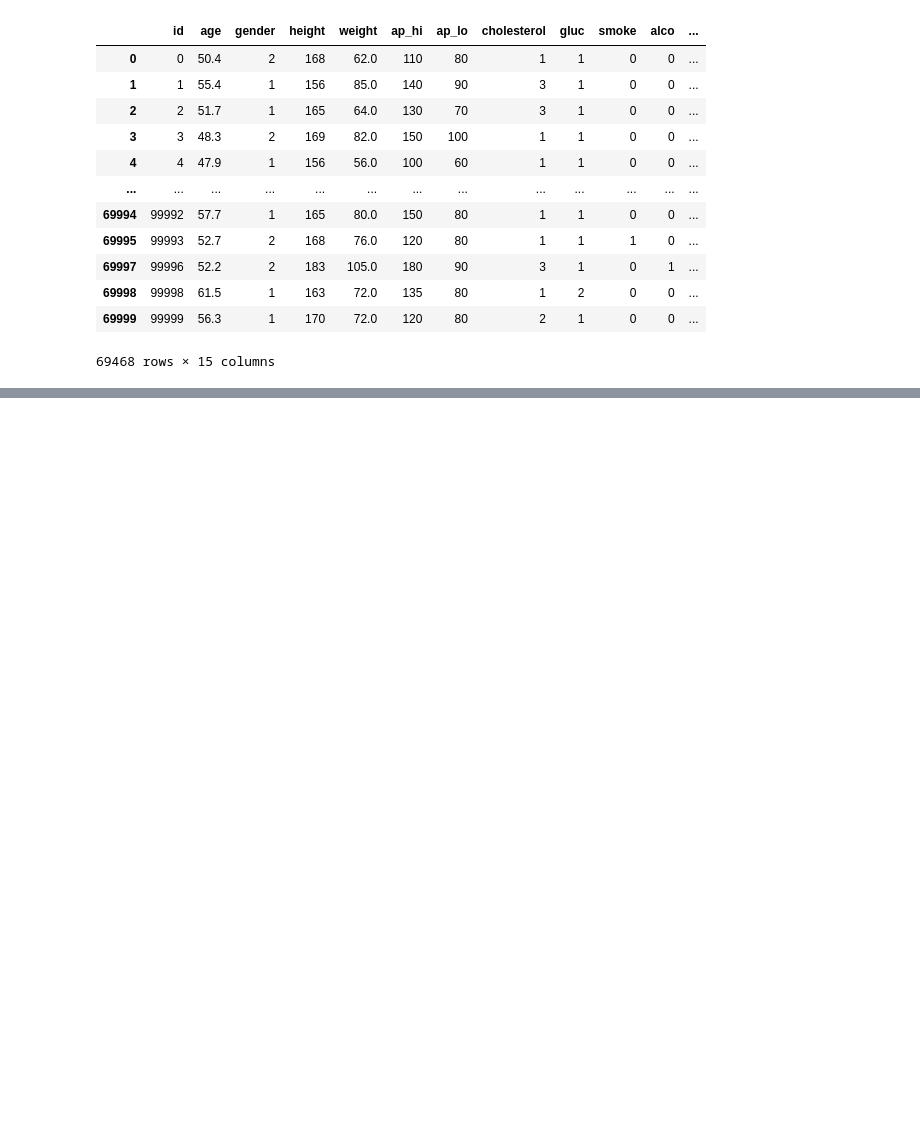
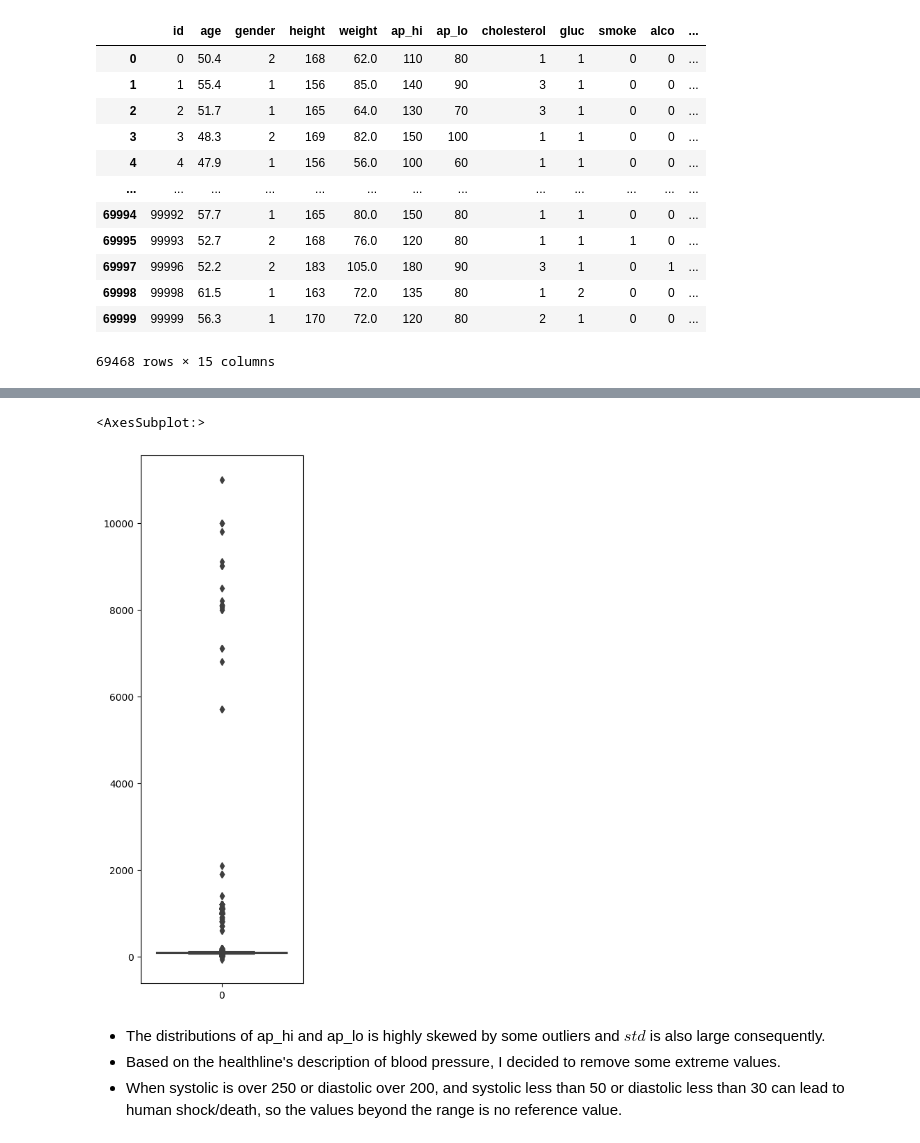
Before and after one commit to cooperhankun/Maskininlarning, a Jupyter notebook: Lab/Lab_2/Lab_2.ipynb, the cells around one changed output, grey strips where cells are left out. Drawn from its saved outputs; the diff is of its cells as text; code cells hidden in the pictures; blank space fills up the shorter version.

```diff
--- a/Lab/Lab_2/Lab_2.ipynb
+++ b/Lab/Lab_2/Lab_2.ipynb
@@ -192,0 +222,10 @@ See the caveats in the documentation: https://pandas.pydata.org/pandas-docs/stab
+# %%
+plt.figure(figsize=(3,10), dpi = 100)
+sns.boxplot(data = cardio_train["ap_lo"])
+# %% [output]
+<AxesSubplot:>
+[figure, added]
+# %% [markdown]
+- The distributions of ap_hi and ap_lo is highly skewed by some outliers and $std$ is also large consequently.
+- Based on the healthline's description of blood pressure, I decided to remove some extreme values.
+- When systolic is over 250 or diastolic over 200, and systolic less than 50 or diastolic less than 30 can lead to human shock/death, so the values beyond the range is no reference value.
```
Also changed, not shown: parts of 10 cells of this notebook.
